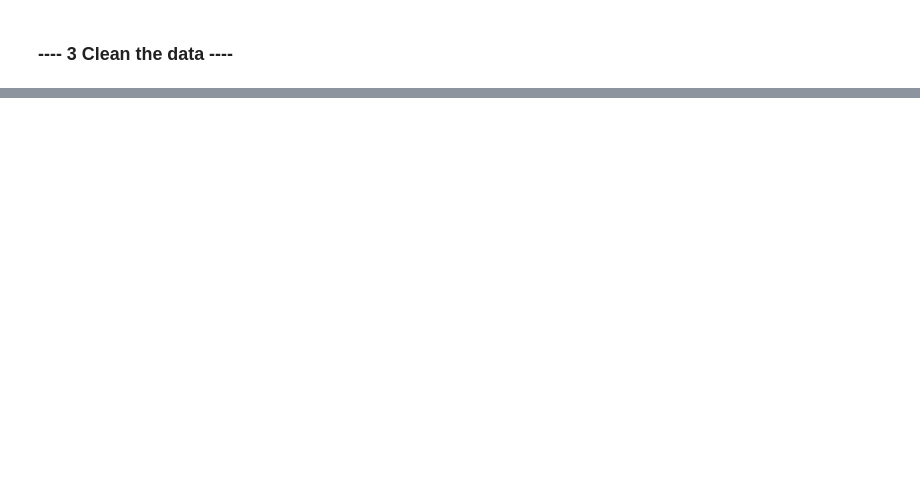
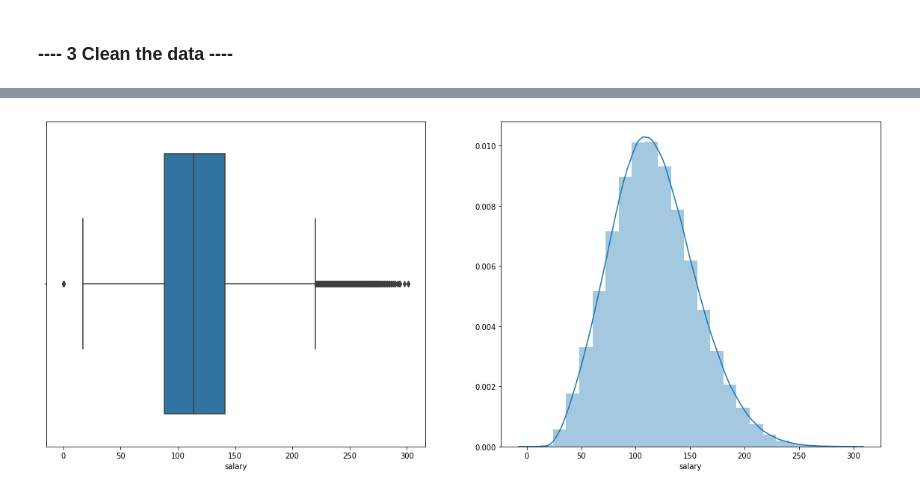
Before and after one commit to Vijay1712/salarypredictionproject, a Jupyter notebook: First Portfolio Project.ipynb, the cells around one changed output, grey strips where cells are left out. Drawn from its saved outputs; the diff is of its cells as text; code cells hidden in the pictures; blank space fills up the shorter version.

```diff
--- a/First Portfolio Project.ipynb
+++ b/First Portfolio Project.ipynb
@@ -21,3 +21,6 @@ __email__ = "your email here"
 ### ---- 2 Load the data ----
 # %%
 #load the data into a Pandas dataframe
+train_feature_df = pd.read_csv('train_features.csv')
+train_target_df = pd.read_csv('train_salaries.csv')
+test_feature_df = pd.read_csv('test_features.csv')
@@ -92,0 +118,3 @@ We'll skip this step since we don't have the outcomes for the test data
+# %%
+#Merge salary and job based on the jobID
+train_df = pd.merge(train_feature_df, train_target_df, on = 'jobId')
@@ -92,0 +152,9 @@ We'll skip this step since we don't have the outcomes for the test data
+# %%
+plt.figure(figsize = (20,8))
+plt.subplot(1,2,1)
+sns.boxplot(train_df.salary)
+plt.subplot(1,2,2)
+sns.distplot(train_df.salary, bins=25)
+plt.show()
+# %% [output]
+[figure, added]
```
Also changed, not shown: parts of 58 cells of this notebook, 5 other files.
